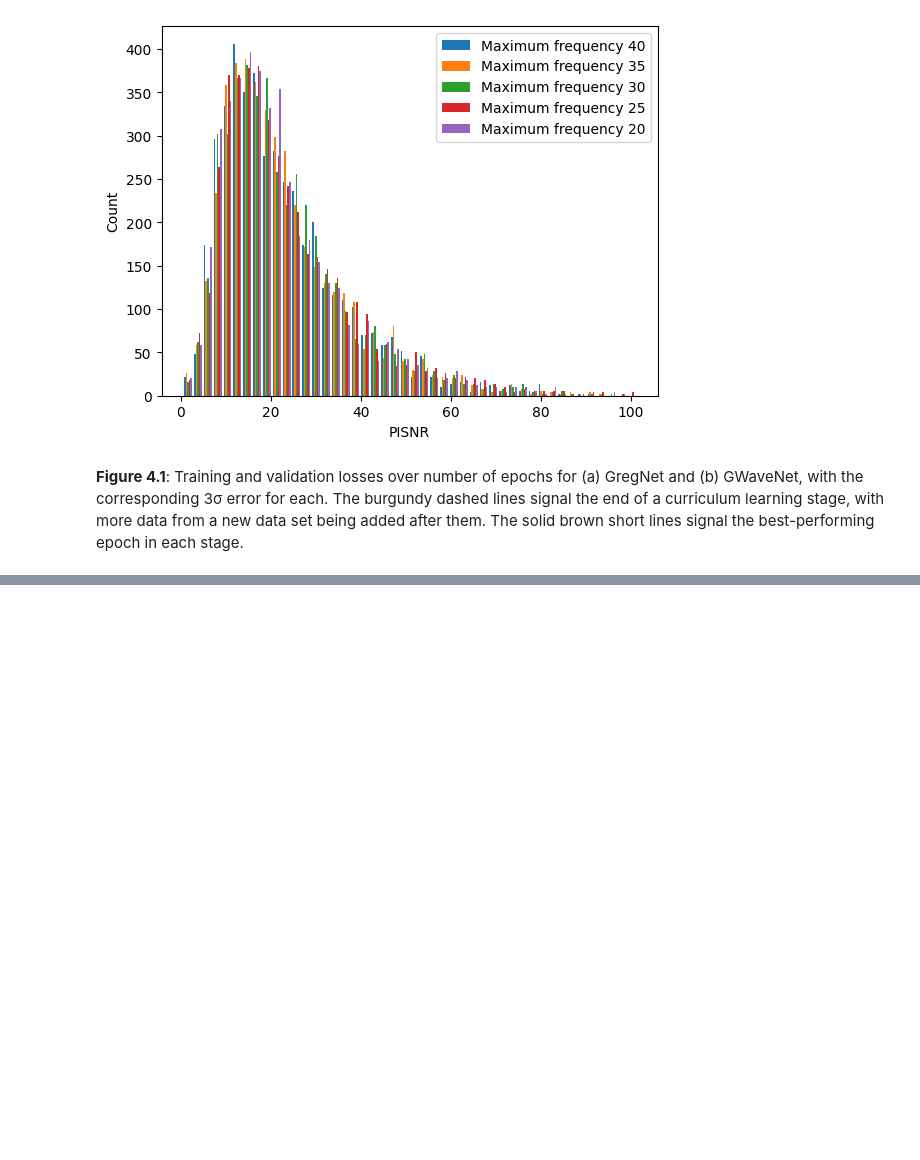
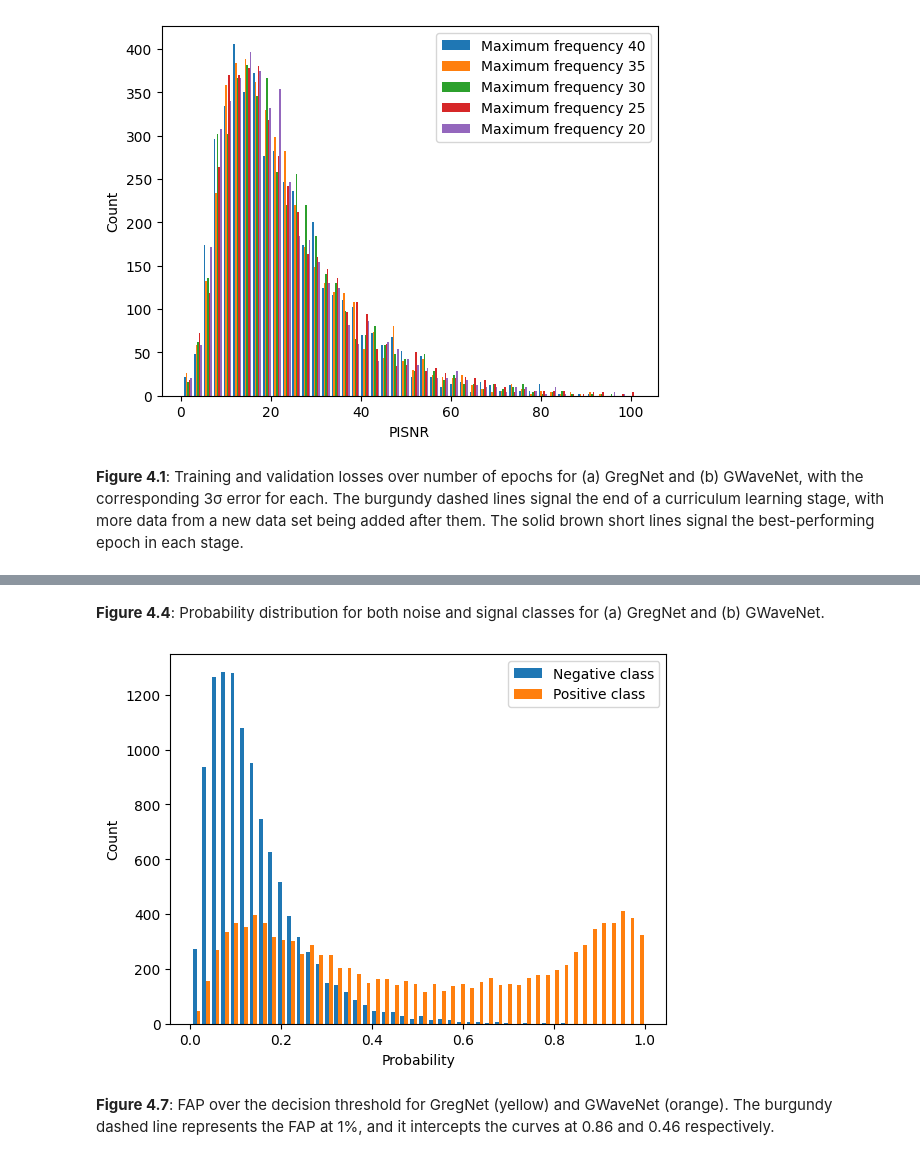
Before and after one commit to anaismartins/deploying-custom-nn-in-fpga, a Jupyter notebook: figures/plotting.ipynb, the cells around one changed output, grey strips where cells are left out. Saved outputs shown, nothing was run; the diff lists cells and outputs as text; code cells hidden in the pictures; blank space fills up the shorter version.

```diff
--- a/figures/plotting.ipynb
+++ b/figures/plotting.ipynb
@@ -81,0 +295,39 @@ for line in lines:
+# %% [markdown]
+**Figure 4.4**: Probability distribution for both noise and signal classes for (a) GregNet and (b) GWaveNet.
+# %%
+# change here for which model to plot the probabilities for
+model = "GWaveNet"
+
+if model == "GregNet":
+    filename_probabilities = filename_probabilities_GregNet
+elif model == "GWaveNet":
+    filename_probabilities = filename_probabilities_GWaveNet
+
+with open(filename_probabilities, "r") as f:
+    lines = f.readlines()
+
+negative_class = []
+positive_class = []
+
+for line in lines:
+    if "Folder" not in line:
+        if float(line.split(": ")[0]) == 0:
+            negative_class.append(float(line.split(": ")[1]))
+        elif float(line.split(": ")[0]) == 1:
+            positive_class.append(float(line.split(": ")[1]))
+
+h_negative = 2 * iqr(negative_class) / (len(negative_class) ** (1 / 3))
+h_positive = 2 * iqr(positive_class) / (len(positive_class) ** (1 / 3))
+
+n_bins_negative = int((max(negative_class) - min(negative_class)) / h_negative)
+n_bins_positive = int((max(positive_class) - min(positive_class)) / h_positive)
+
+plt.hist([negative_class, positive_class], bins = int(np.mean([n_bins_negative, n_bins_positive])), label=["Negative class", "Positive class"])
+plt.xlabel("Probability")
+plt.ylabel("Count")
+plt.legend(loc="best")
+plt.show()
+# %% [output]
+[figure, added]
+# %% [markdown]
+**Figure 4.7**: FAP over the decision threshold for GregNet (yellow) and GWaveNet (orange). The burgundy dashed line represents the FAP at 1%, and it intercepts the curves at 0.86 and 0.46 respectively.
```
Also changed, not shown: parts of 12 cells of this notebook, 10 other files.
